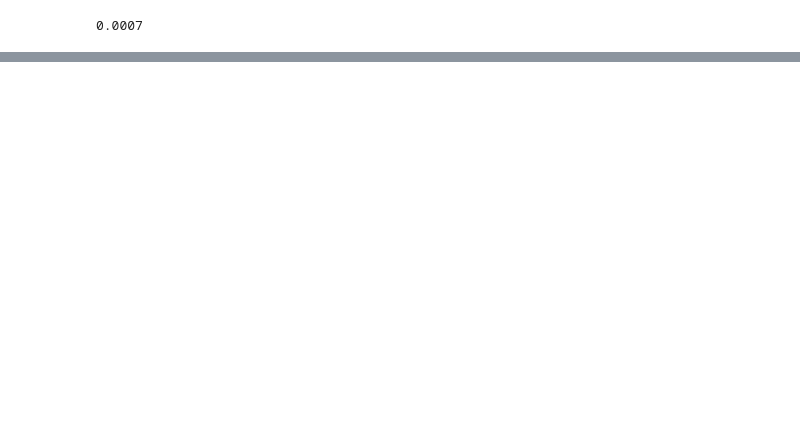
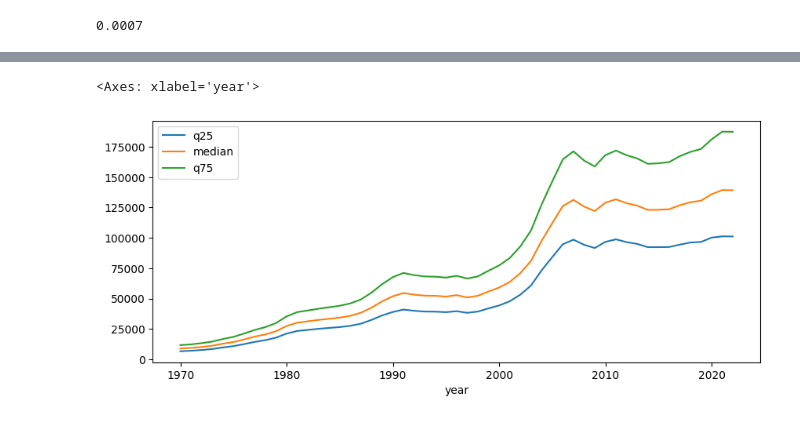
Before and after one commit to biondi-s/re_france, a Jupyter notebook: notebooks/01_cic_heatmap.ipynb, the cells around one changed output, grey strips where cells are left out. Saved outputs shown, nothing was run; the diff lists cells and outputs as text; code cells hidden in the pictures; blank space fills up the shorter version.

```diff
--- a/notebooks/01_cic_heatmap.ipynb
+++ b/notebooks/01_cic_heatmap.ipynb
@@ -63,0 +93,12 @@ print(np.round(intersect_area/tot_area,4))
+# %%
+# Distribution of value by year (quartiles).
+year_q = (
+    gdf_prixbien.groupby("year")["value"]
+    .quantile([0.25, 0.5, 0.75])
+    .unstack()
+)
+year_q.columns = ["q25", "median", "q75"]
+year_q.plot(figsize=(10, 4))
+# %% [output]
+<Axes: xlabel='year'>
+[figure, added]
```
Also changed, not shown: parts of 23 cells of this notebook, 1 other file.
